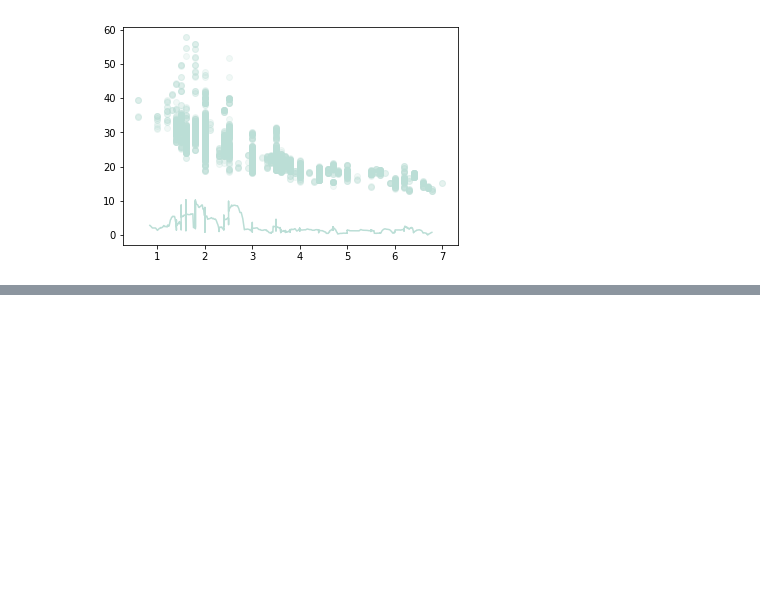
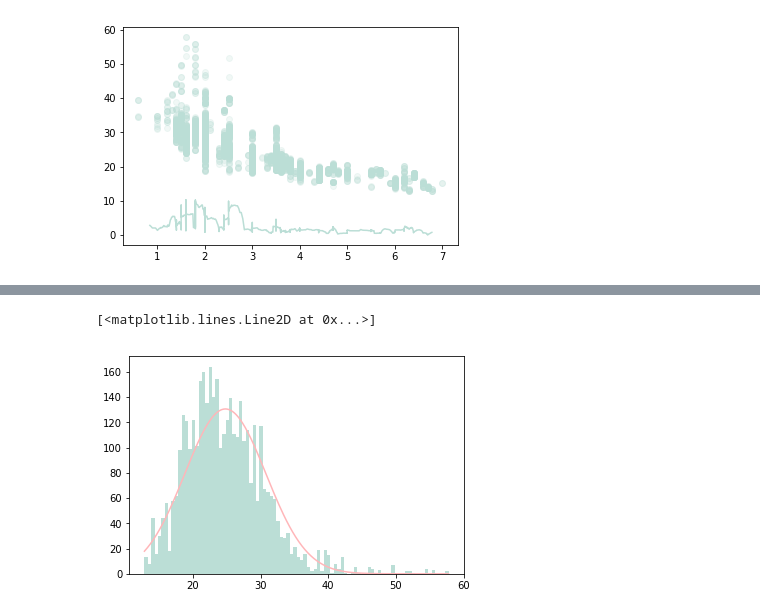
Before and after one commit to DepInjoy/PythonGrammarFoundation, a Jupyter notebook: jupyters/Visualization.ipynb, the cells around one changed output, grey strips where cells are left out. Saved outputs shown, nothing was run; the diff lists cells and outputs as text; code cells hidden in the pictures; blank space fills up the shorter version.

```diff
--- a/jupyters/Visualization.ipynb
+++ b/jupyters/Visualization.ipynb
@@ -196,0 +227,22 @@ g.add_legend();
+# %%
+# 创建直方图
+bin_size = 0.5
+start = df_fuel_econ["comb"].min()
+end = df_fuel_econ["comb"].max()
+bin_edges = np.arange(start, end + bin_size, bin_size)
+plt.hist(data = df_fuel_econ, x = 'comb', bins = bin_edges);
+
+# overlay a theoretical normal distribution on top
+samp_mean = df_fuel_econ['comb'].mean()
+samp_sd = df_fuel_econ['comb'].std()
+
+x = np.linspace(start, end, 200)
+# 正态分布高度(normal distribution heights)
+y = norm.pdf(x, samp_mean, samp_sd)
+# 由于直方图在y轴上是绝对计数，需要进行曲线缩放
+y *= df_fuel_econ.shape[0] * bin_size
+
+plt.plot(x, y)
+# %% [output]
+[<matplotlib.lines.Line2D at 0x...>]
+[figure, added]
```
Also changed, not shown: parts of 13 cells of this notebook.
